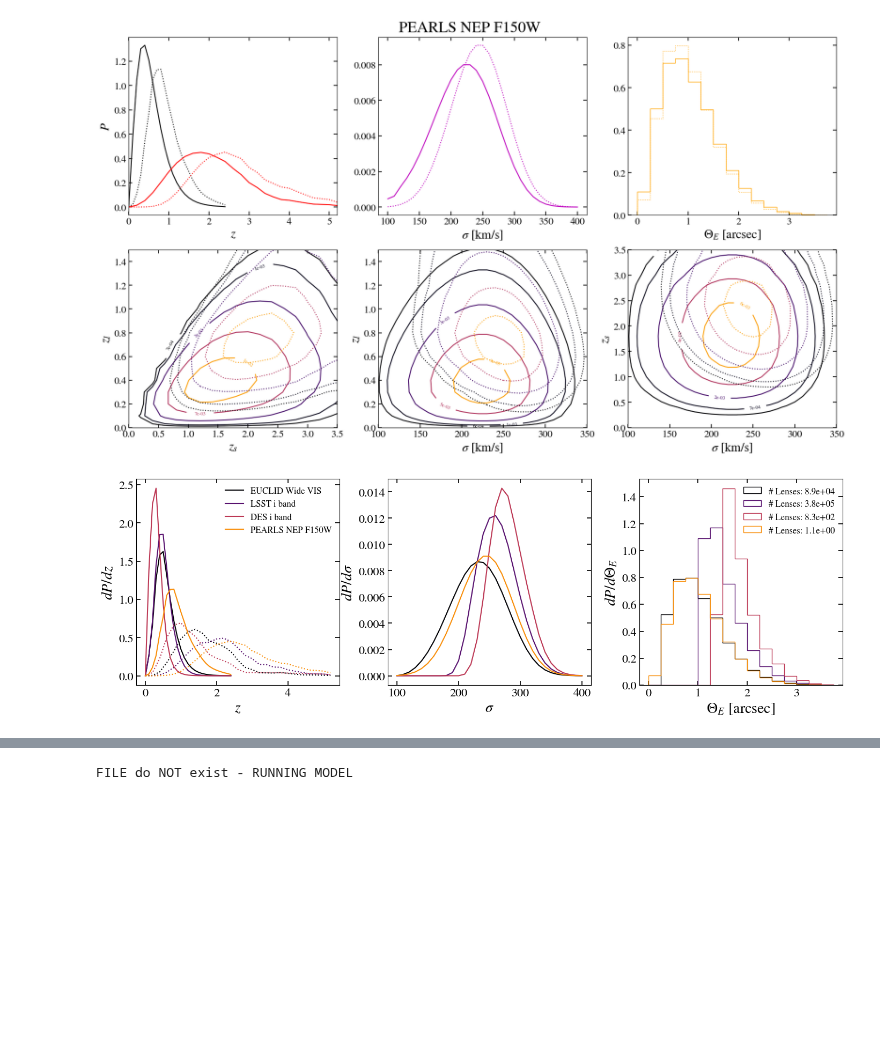
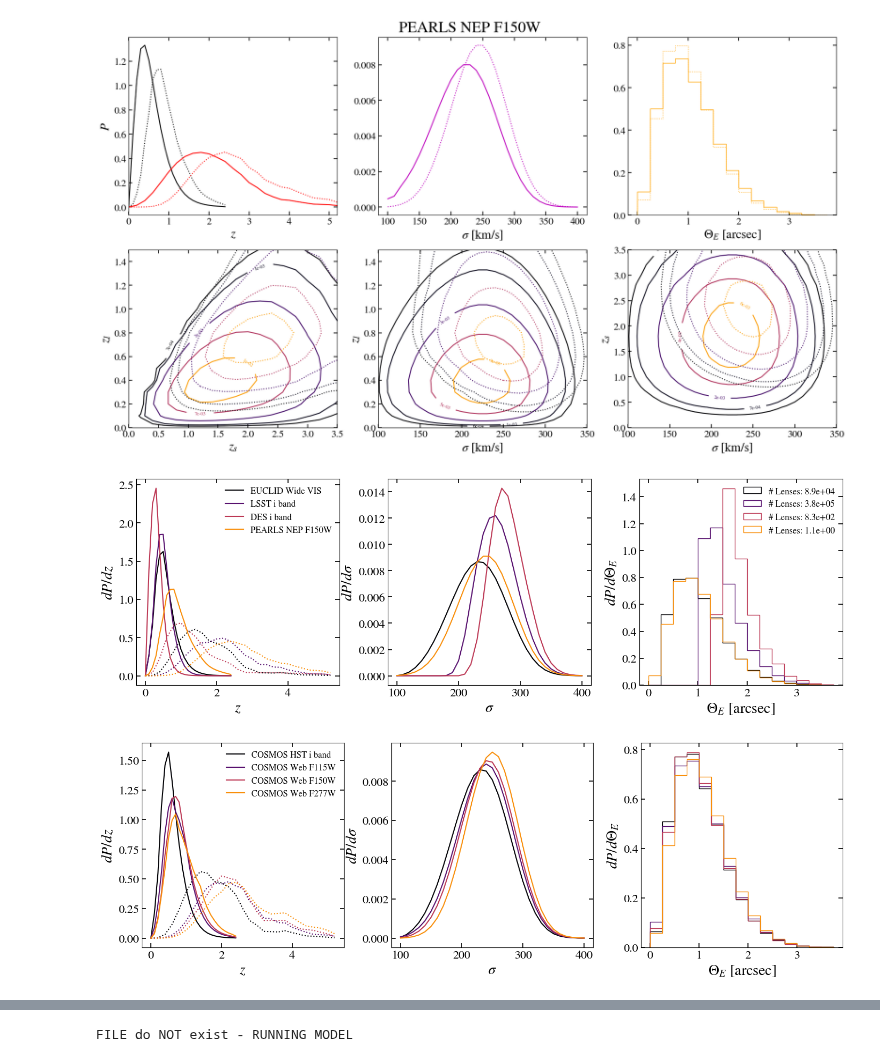
Before and after one commit to Ferr013/GALESS, a Jupyter notebook: examples/paper_figures.ipynb, the cells around one changed output, grey strips where cells are left out. Cells and saved outputs as stored; diff of their text form; code cells hidden in the pictures; blank space fills up the shorter version.

```diff
--- a/examples/paper_figures.ipynb
+++ b/examples/paper_figures.ipynb
@@ -140,9 +140,15 @@ for title in ['PEARLS NEP F150W']:
 # %%
 surveys_selection = ['EUCLID Wide VIS', 'LSST i band', 'DES i band', 'PEARLS NEP F150W']
 # surveys_selection = ['COSMOS Web F115W', 'COSMOS Web F150W', 'COSMOS Web F277W']
 # surveys_selection = surveys_titles
 # lens_plot.compare_z_distributions_surveys(surveys_selection, sigma_array, zl_array, zs_array, PLOT_FOR_KEYNOTE = ___PLOT_FOR_KEYNOTE___)
 # lens_plot.compare_sigma_distributions_surveys(surveys_selection, sigma_array, zl_array, zs_array, PLOT_FOR_KEYNOTE = ___PLOT_FOR_KEYNOTE___)
-lens_plot.compare_ALL_distributions_surveys(surveys_selection, sigma_array, zl_array, zs_array, PLOT_FOR_KEYNOTE = ___PLOT_FOR_KEYNOTE___, SAVE = 1)
+lens_plot.compare_ALL_distributions_surveys(surveys_selection, sigma_array, zl_array, zs_array, PLOT_FOR_KEYNOTE = ___PLOT_FOR_KEYNOTE___,
+                                            SAVE = 1, LABEL_NUMBERS = 1)
+
+surveys_selection = ['COSMOS HST i band', 'COSMOS Web F115W', 'COSMOS Web F150W', 'COSMOS Web F277W']
+lens_plot.compare_ALL_distributions_surveys(surveys_selection, sigma_array, zl_array, zs_array, PLOT_FOR_KEYNOTE = ___PLOT_FOR_KEYNOTE___,
+                                            SAVE = 0, LABEL_NUMBERS = 0)
 # %% [output]
 [figure]
+[figure, added]
```
Also changed, not shown: parts of 3 cells of this notebook.
